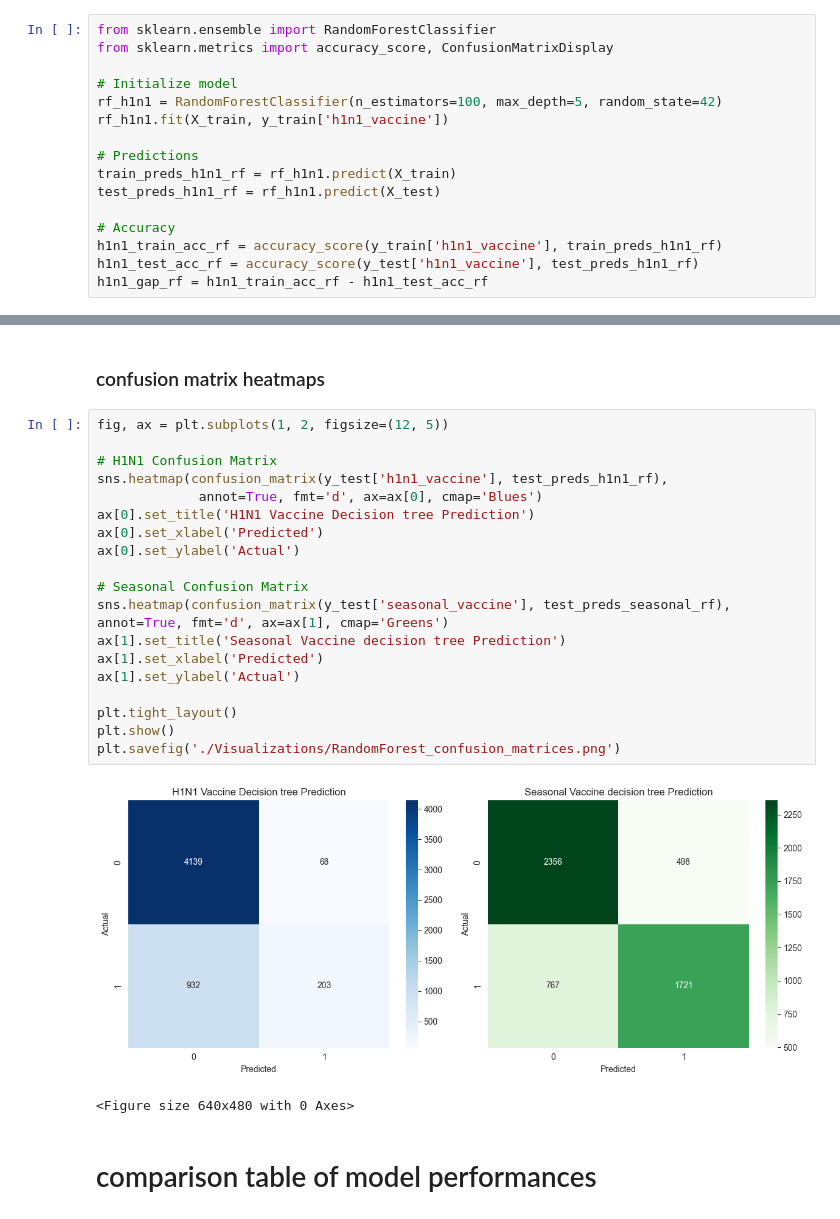
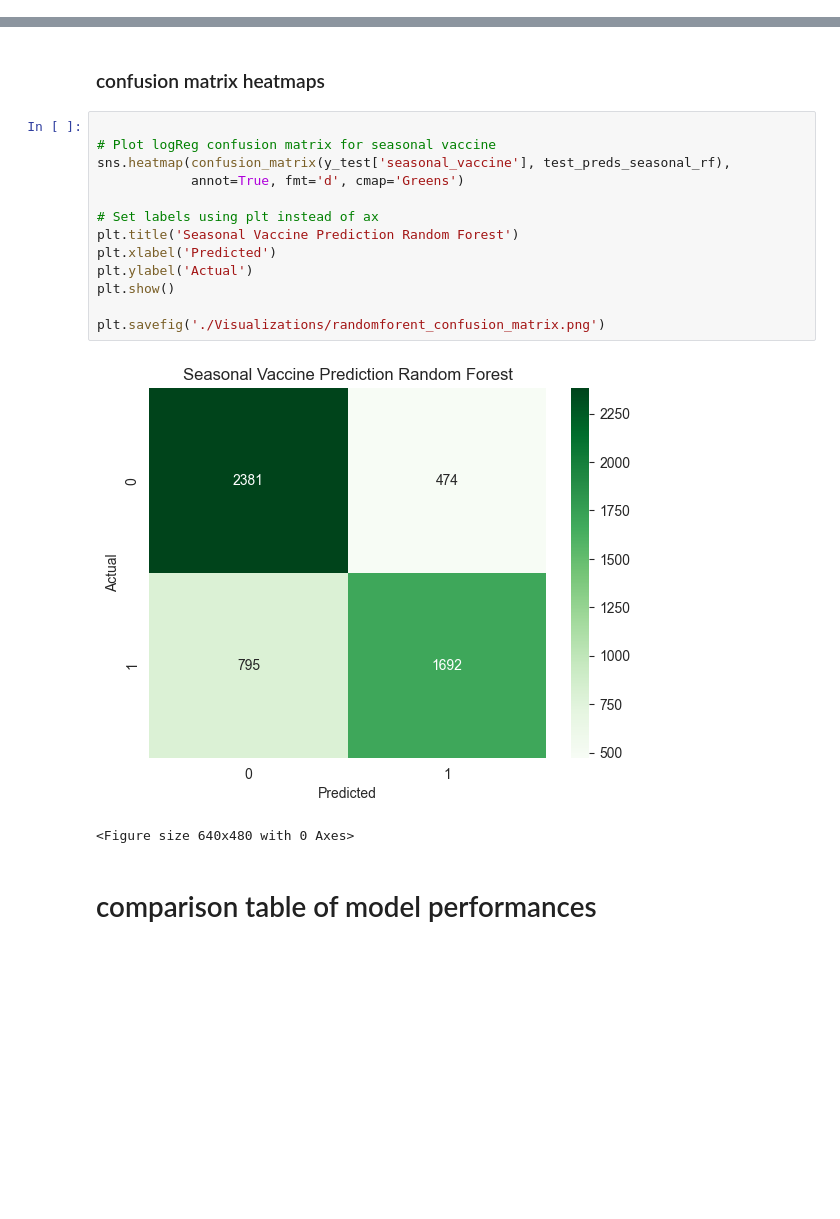
Before and after one commit to sharonkipruto-code/Phase3_project, a Jupyter notebook: flu_index.ipynb, the cells around one changed output, grey strips where cells are left out. Drawn from its saved outputs; the diff is of its cells as text; blank space fills up the shorter version.

Commit message:
done model comparison

```diff
--- a/flu_index.ipynb
+++ b/flu_index.ipynb
@@ -558,22 +545,6 @@ plt.savefig('./Visualizations/DecisionTree_confusion_matrices.png')
 # %% [markdown]
 ## model 3
 # RANDOM FOREST CLASSIFIER MODEL
-# %%
-from sklearn.ensemble import RandomForestClassifier
-from sklearn.metrics import accuracy_score, ConfusionMatrixDisplay
-
-# Initialize model
-rf_h1n1 = RandomForestClassifier(n_estimators=100, max_depth=5, random_state=42)
-rf_h1n1.fit(X_train, y_train['h1n1_vaccine'])
-
-# Predictions
-train_preds_h1n1_rf = rf_h1n1.predict(X_train)
-test_preds_h1n1_rf = rf_h1n1.predict(X_test)
-
-# Accuracy
-h1n1_train_acc_rf = accuracy_score(y_train['h1n1_vaccine'], train_preds_h1n1_rf)
-h1n1_test_acc_rf = accuracy_score(y_test['h1n1_vaccine'], test_preds_h1n1_rf)
-h1n1_gap_rf = h1n1_train_acc_rf - h1n1_test_acc_rf
 # %%
 rf_seasonal = RandomForestClassifier(n_estimators=100, max_depth=5, random_state=42)
 rf_seasonal.fit(X_train, y_train['seasonal_vaccine'])
@@ -611,26 +601,20 @@ Overfitting Gap: 0.0065
 # %% [markdown]
 ### confusion matrix heatmaps
 # %%
-fig, ax = plt.subplots(1, 2, figsize=(12, 5))
 
-# H1N1 Confusion Matrix
-sns.heatmap(confusion_matrix(y_test['h1n1_vaccine'], test_preds_h1n1_rf),
-             annot=True, fmt='d', ax=ax[0], cmap='Blues')
-ax[0].set_title('H1N1 Vaccine Decision tree Prediction')
-ax[0].set_xlabel('Predicted')
-ax[0].set_ylabel('Actual')
+# Plot logReg confusion matrix for seasonal vaccine
+sns.heatmap(confusion_matrix(y_test['seasonal_vaccine'], test_preds_seasonal_rf),
+            annot=True, fmt='d', cmap='Greens')
 
-# Seasonal Confusion Matrix
-sns.heatmap(confusion_matrix(y_test['seasonal_vaccine'], test_preds_seasonal_rf), annot=True, fmt='d', ax=ax[1], cmap='Greens')
-ax[1].set_title('Seasonal Vaccine decision tree Prediction')
-ax[1].set_xlabel('Predicted')
-ax[1].set_ylabel('Actual')
+# Set labels using plt instead of ax
+plt.title('Seasonal Vaccine Prediction Random Forest')
+plt.xlabel('Predicted')
+plt.ylabel('Actual')
+plt.show()
 
-plt.tight_layout()
-plt.show()
-plt.savefig('./Visualizations/RandomForest_confusion_matrices.png')
+plt.savefig('./Visualizations/randomforent_confusion_matrix.png')
 # %% [output]
-[figure, old version]
+[figure, new version]
 <Figure size 640x480 with 0 Axes>
 # %% [markdown]
 # comparison table of model performances
```
Also changed, not shown: parts of 9 cells of this notebook, 7 other files.
